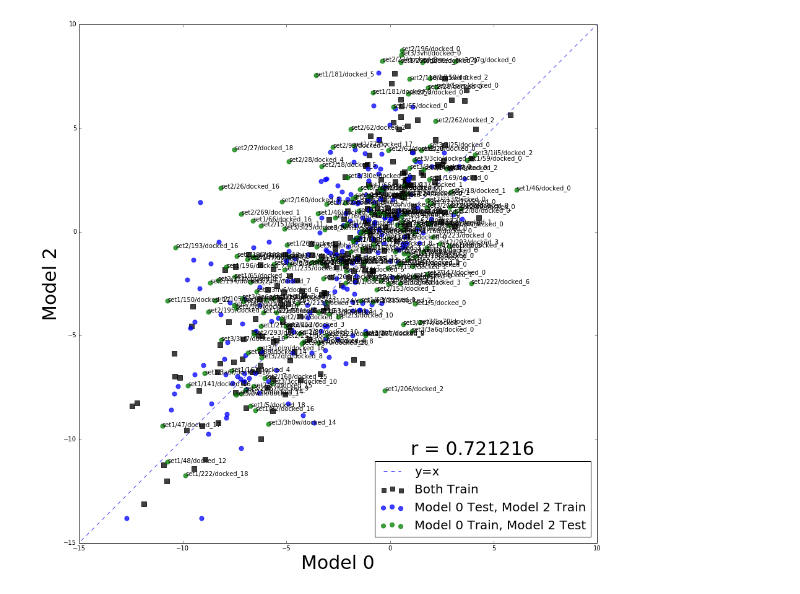
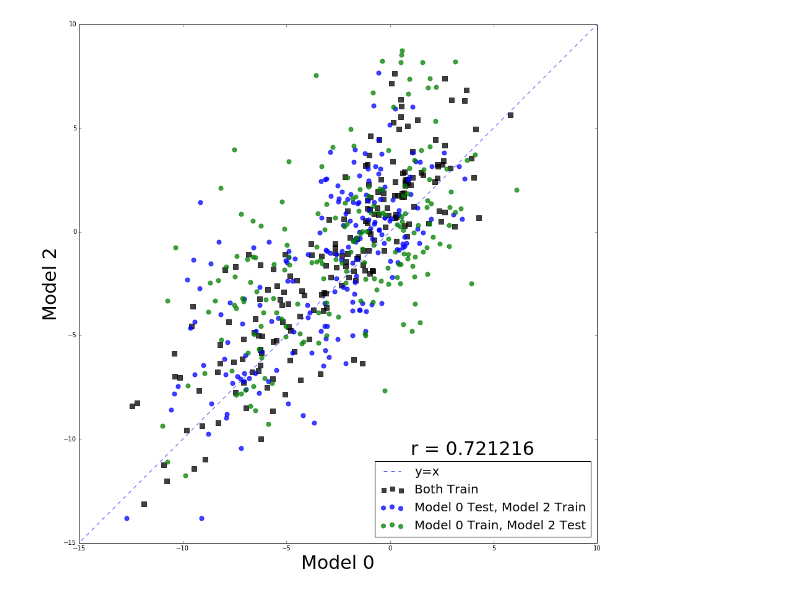
Before and after one commit to earlhoch/notebooks, a Jupyter notebook: June 21-28.ipynb, the cells around one changed output. Saved outputs shown, nothing was run; the diff lists cells and outputs as text; code cells hidden in the pictures.

```diff
--- a/June 21-28.ipynb
+++ b/June 21-28.ipynb
@@ -125,9 +125,9 @@ corr = "r = %5f" % corr
 
 plt.text(1, -10.75, corr, fontsize = 30)
 
-for pair in logitTestTrain:
+#for pair in logitTestTrain:
 
-    plt.annotate(pair[2], (pair[0],pair[1]))
+    #plt.annotate(pair[2], (pair[0],pair[1]))
 
 plt.show()
 # %% [output]
@@ -259,9 +259,9 @@ corr = "r = %5f" % corr
 
 plt.text(1, -10.75, corr, fontsize = 30)
 
-for pair in logitTrainTest:
+#for pair in logitTrainTest:
 
-    plt.annotate(pair[2], (pair[0],pair[1]))
+    #plt.annotate(pair[2], (pair[0],pair[1]))
 
 plt.show()
 # %% [output]
@@ -370,33 +370,33 @@ x = []
 y = []
 
 
 x = [-20,20]
 y = [-20,20]
 plt.plot(x,y, '--', alpha = 0.75, label = "y=x")
 
 plt.legend(fontsize = 20, loc = 4)
 plt.xlabel('Model 0', fontsize = 30)
 plt.ylabel('Model 2', fontsize = 30)
 plt.xlim(-15, 10)
 plt.ylim(-15, 10)
 
 x = []
 y = []
 
 for pair in logitFull:
     x.append(pair[0])
     y.append(pair[1])
 
 corr = ""
 corr = numpy.corrcoef(x = x, y = y)[0][1]
 corr = "r = %5f" % corr
 
 plt.text(1, -10.75, corr, fontsize = 30)
 
-for pair in logitTrainTest:
+#for pair in logitTrainTest:
 
-    plt.annotate(pair[2], (pair[0],pair[1]))
+    #lt.annotate(pair[2], (pair[0],pair[1]))
 
 plt.show()
 # %% [output]
-[figure, old version]
+[figure, new version]
```
Also changed, not shown: parts of 2 cells of this notebook.
